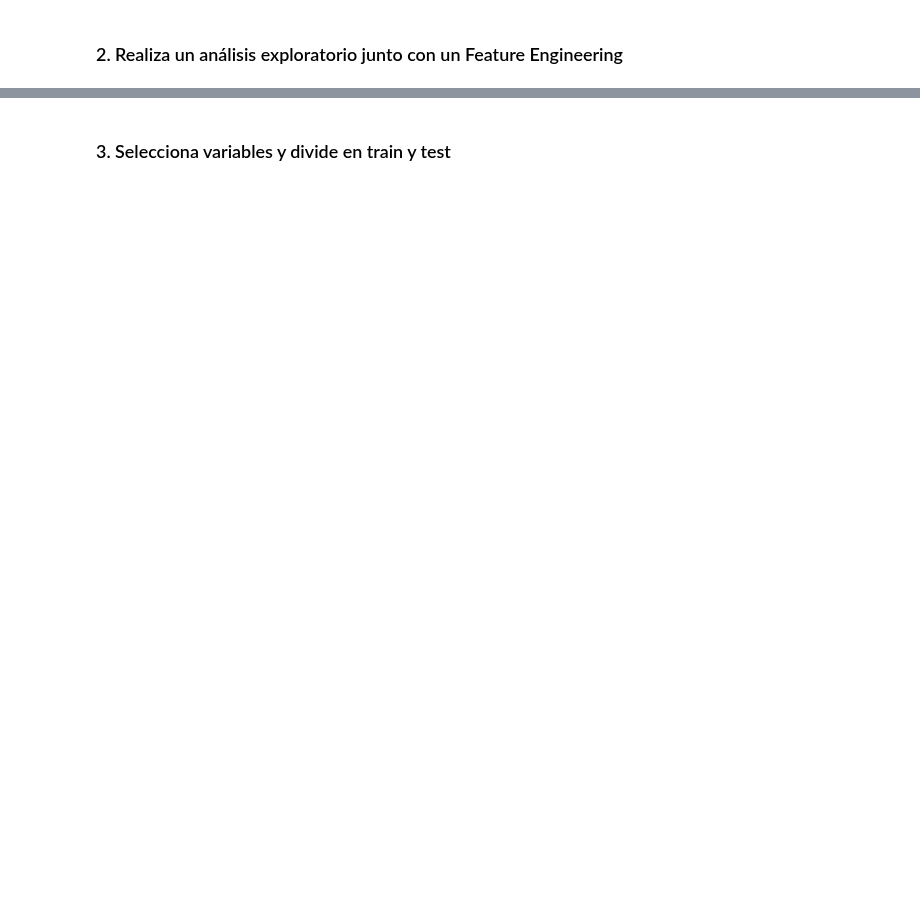
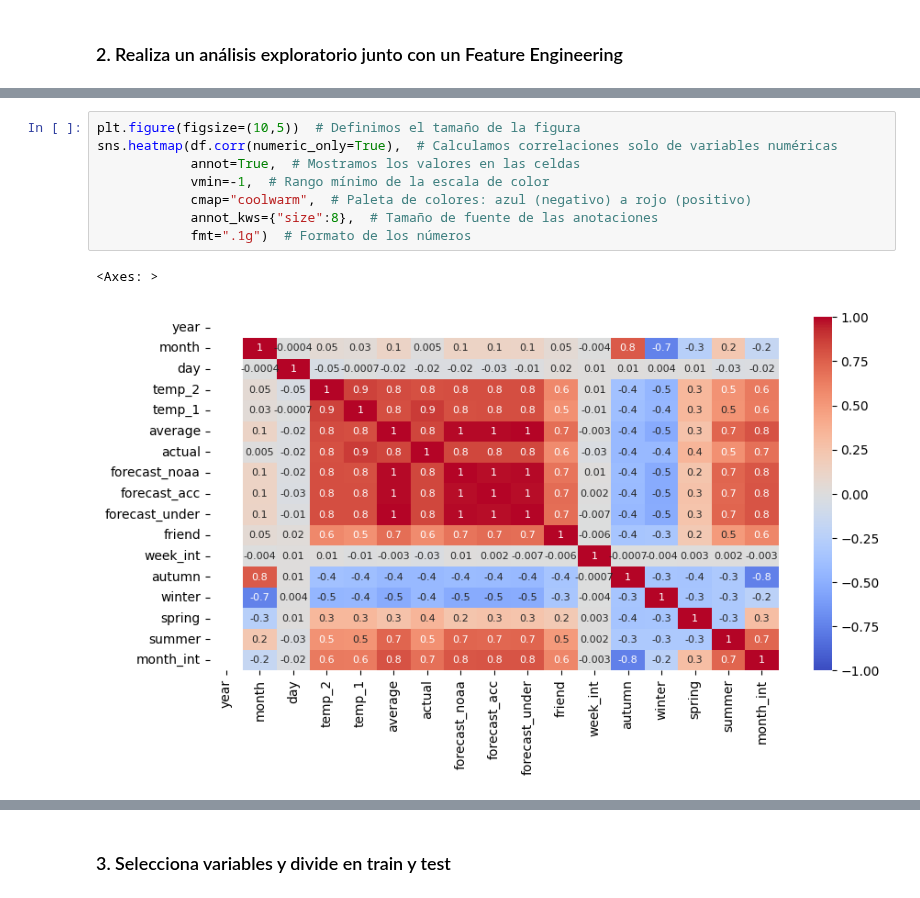
Before and after one commit to mrborjabarber/2509_dsft_thebridge_valencia, a Jupyter notebook: 3-Machine_Leaning/1-Supervisado/2-Classification/5-Decision_Trees/ejercicio/DTrees_reg_class.ipynb, the cells around one changed output, grey strips where cells are left out. Drawn from its saved outputs; the diff is of its cells as text; blank space fills up the shorter version.

```diff
--- a/3-Machine_Leaning/1-Supervisado/2-Classification/5-Decision_Trees/ejercicio/DTrees_reg_class.ipynb
+++ b/3-Machine_Leaning/1-Supervisado/2-Classification/5-Decision_Trees/ejercicio/DTrees_reg_class.ipynb
@@ -21,0 +199,11 @@ Son datos de temperaturas tomados de la ciudad de Seattle. El objetivo es intent
+# %%
+plt.figure(figsize=(10,5))  # Definimos el tamaño de la figura
+sns.heatmap(df.corr(numeric_only=True),  # Calculamos correlaciones solo de variables numéricas
+            annot=True,  # Mostramos los valores en las celdas
+            vmin=-1,  # Rango mínimo de la escala de color
+            cmap="coolwarm",  # Paleta de colores: azul (negativo) a rojo (positivo)
+            annot_kws={"size":8},  # Tamaño de fuente de las anotaciones
+            fmt=".1g")  # Formato de los números
+# %% [output]
+<Axes: >
+[figure, added]
```
Also changed, not shown: parts of 57 cells of this notebook.
